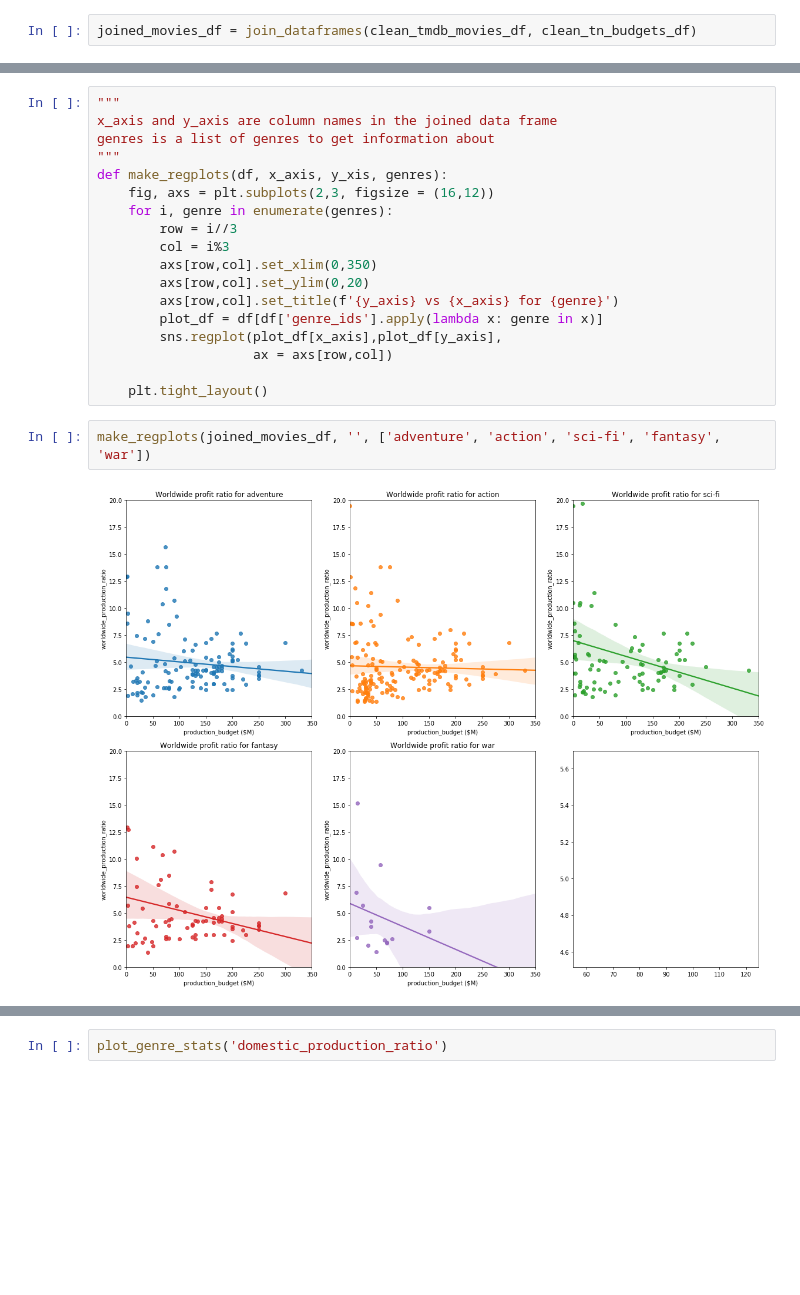
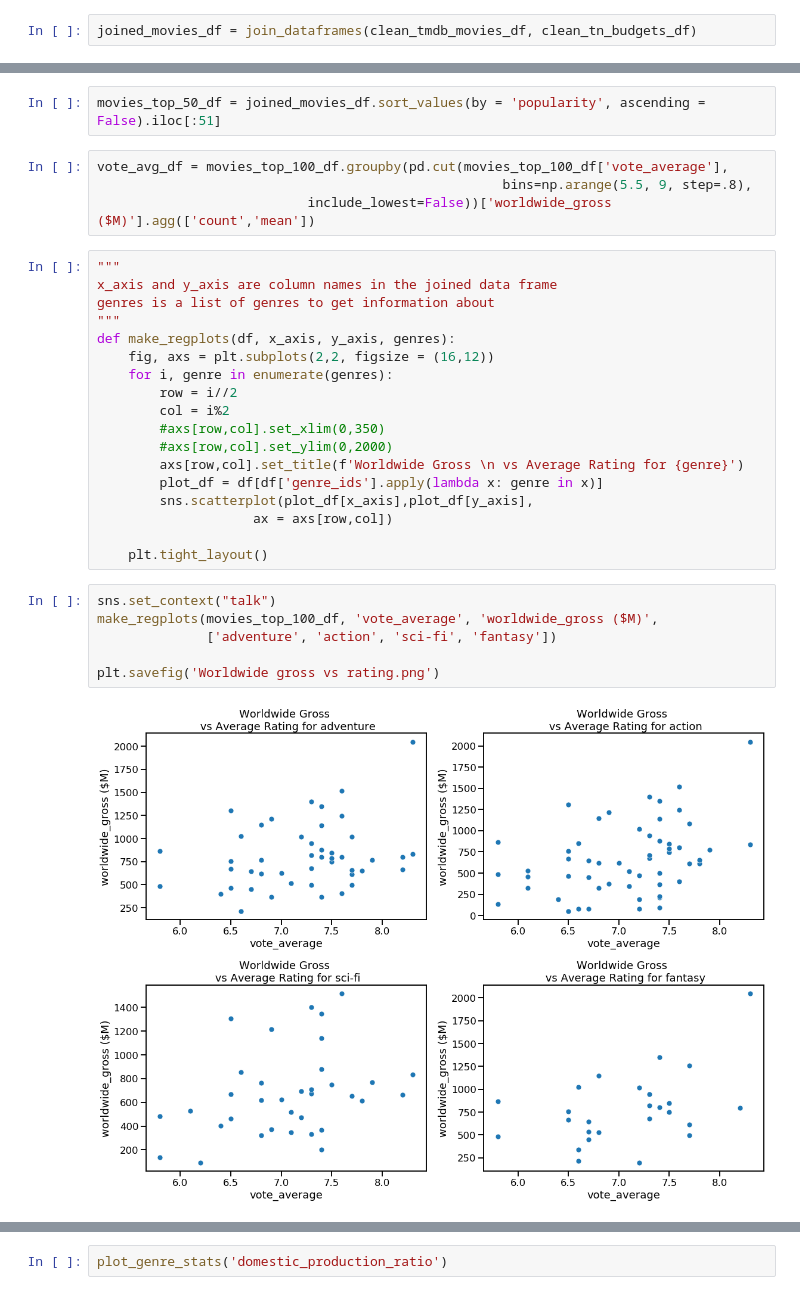
Before and after one commit to garrettlducharme/movie_analysis, a Jupyter notebook: project_1_g.ipynb, the cells around one changed output, grey strips where cells are left out. Drawn from its saved outputs; the diff is of its cells as text; blank space fills up the shorter version.

```diff
--- a/project_1_g.ipynb
+++ b/project_1_g.ipynb
@@ -52,23 +57,33 @@ memory usage: 58.7+ KB
+# %%
+movies_top_50_df = joined_movies_df.sort_values(by = 'popularity', ascending = False).iloc[:51]
+# %%
+vote_avg_df = movies_top_100_df.groupby(pd.cut(movies_top_100_df['vote_average'],
+                                                    bins=np.arange(5.5, 9, step=.8),
+                           include_lowest=False))['worldwide_gross ($M)'].agg(['count','mean'])
 # %%
 """
 x_axis and y_axis are column names in the joined data frame
 genres is a list of genres to get information about
 """
-def make_regplots(df, x_axis, y_xis, genres):
-    fig, axs = plt.subplots(2,3, figsize = (16,12))
+def make_regplots(df, x_axis, y_axis, genres):
+    fig, axs = plt.subplots(2,2, figsize = (16,12))
     for i, genre in enumerate(genres):
-        row = i//3
-        col = i%3
-        axs[row,col].set_xlim(0,350)
-        axs[row,col].set_ylim(0,20)
-        axs[row,col].set_title(f'{y_axis} vs {x_axis} for {genre}')
+        row = i//2
+        col = i%2
+        #axs[row,col].set_xlim(0,350)
+        #axs[row,col].set_ylim(0,2000)
+        axs[row,col].set_title(f'Worldwide Gross \n vs Average Rating for {genre}')
         plot_df = df[df['genre_ids'].apply(lambda x: genre in x)]
-        sns.regplot(plot_df[x_axis],plot_df[y_axis],
+        sns.scatterplot(plot_df[x_axis],plot_df[y_axis],
                     ax = axs[row,col])
 
     plt.tight_layout()
-# %%
-make_regplots(joined_movies_df, '', ['adventure', 'action', 'sci-fi', 'fantasy', 'war'])
-# %% [output]
-[figure, removed]
+# %%
+sns.set_context("talk")
+make_regplots(movies_top_100_df, 'vote_average', 'worldwide_gross ($M)',
+              ['adventure', 'action', 'sci-fi', 'fantasy'])
+
+plt.savefig('Worldwide gross vs rating.png')
+# %% [output]
+[figure, added]
 # %%
```
Also changed, not shown: parts of 10 cells of this notebook, 1 other file.
